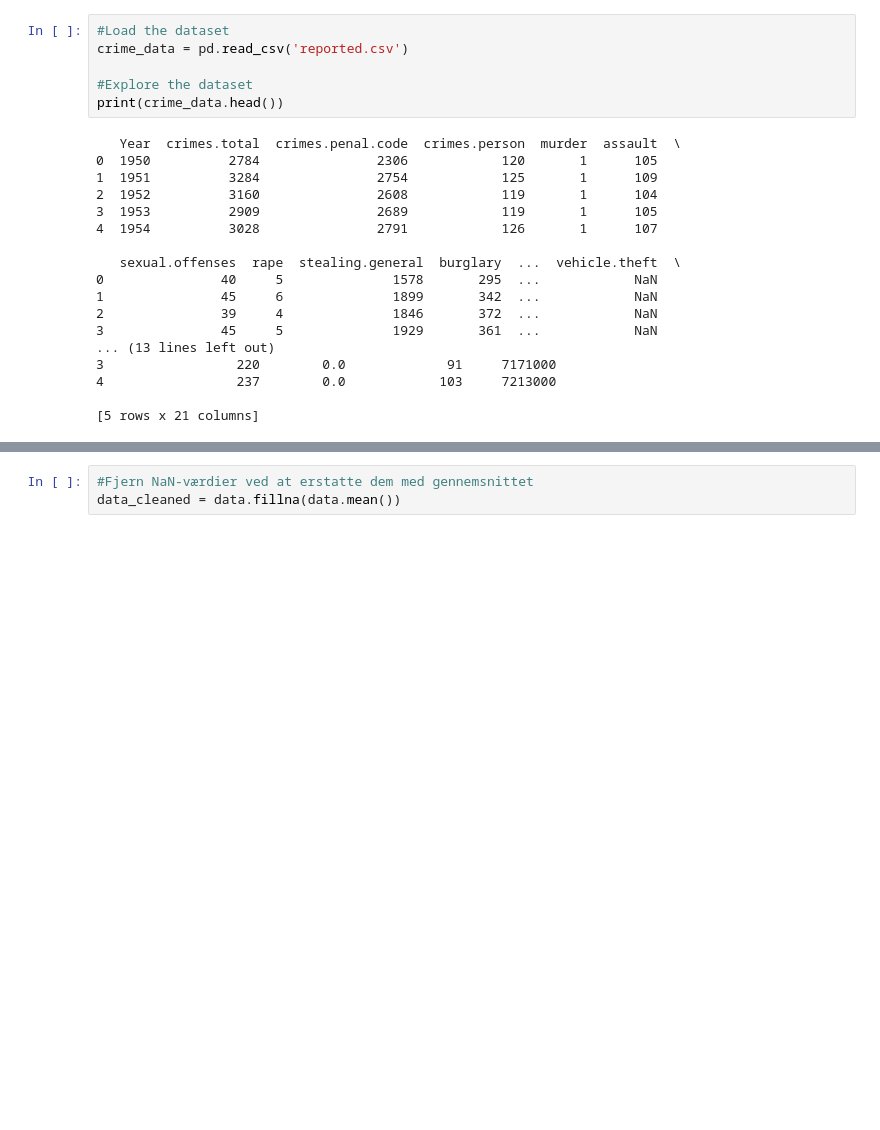
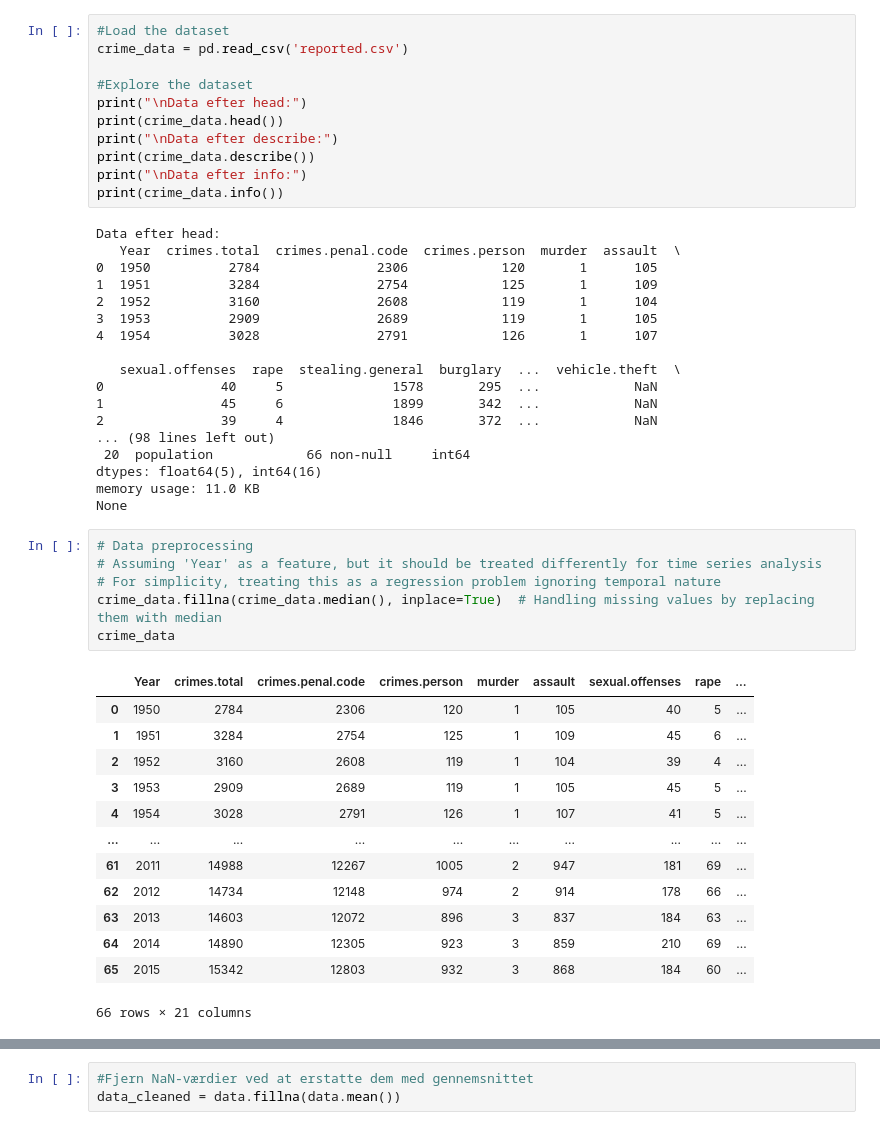
Before and after one commit to Jeffrey-Oechsner/OLA-2-ML, a Jupyter notebook: OLA 2.ipynb, the cells around one changed output, grey strips where cells are left out. Drawn from its saved outputs; the diff is of its cells as text; blank space fills up the shorter version.

```diff
--- a/OLA 2.ipynb
+++ b/OLA 2.ipynb
@@ -13,8 +20,14 @@ from sklearn.preprocessing import StandardScaler
 crime_data = pd.read_csv('reported.csv')
 
 #Explore the dataset
+print("\nData efter head:")
 print(crime_data.head())
+print("\nData efter describe:")
+print(crime_data.describe())
+print("\nData efter info:")
+print(crime_data.info())
 # %% [output]
+Data efter head:
    Year  crimes.total  crimes.penal.code  crimes.person  murder  assault  \
 0  1950          2784               2306            120       1      105
 1  1951          3284               2754            125       1      109
@@ -26,9 +39,28 @@ print(crime_data.head())
 0               40     5              1578       295  ...            NaN
 1               45     6              1899       342  ...            NaN
 2               39     4              1846       372  ...            NaN
-3               45     5              1929       361  ...            NaN
-... (13 lines left out)
-3                 220        0.0             91     7171000
-4                 237        0.0            103     7213000
-
-[5 rows x 21 columns]
+... (98 lines left out)
+ 20  population            66 non-null     int64
+dtypes: float64(5), int64(16)
+memory usage: 11.0 KB
+None
+# %%
+# Data preprocessing
+# Assuming 'Year' as a feature, but it should be treated differently for time series analysis
+# For simplicity, treating this as a regression problem ignoring temporal nature
+crime_data.fillna(crime_data.median(), inplace=True)  # Handling missing values by replacing them with median
+crime_data
+# %% [output]
+|  | Year | crimes.total | crimes.penal.code | crimes.person | murder | assault | sexual.offenses | rape | ... |
+| 0 | 1950 | 2784 | 2306 | 120 | 1 | 105 | 40 | 5 | ... |
+| 1 | 1951 | 3284 | 2754 | 125 | 1 | 109 | 45 | 6 | ... |
+| 2 | 1952 | 3160 | 2608 | 119 | 1 | 104 | 39 | 4 | ... |
+| 3 | 1953 | 2909 | 2689 | 119 | 1 | 105 | 45 | 5 | ... |
+| 4 | 1954 | 3028 | 2791 | 126 | 1 | 107 | 41 | 5 | ... |
+| ... | ... | ... | ... | ... | ... | ... | ... | ... | ... |
+| 61 | 2011 | 14988 | 12267 | 1005 | 2 | 947 | 181 | 69 | ... |
+| 62 | 2012 | 14734 | 12148 | 974 | 2 | 914 | 178 | 66 | ... |
+| 63 | 2013 | 14603 | 12072 | 896 | 3 | 837 | 184 | 63 | ... |
+| 64 | 2014 | 14890 | 12305 | 923 | 3 | 859 | 210 | 69 | ... |
+| 65 | 2015 | 15342 | 12803 | 932 | 3 | 868 | 184 | 60 | ... |
+66 rows × 21 columns
```
Also changed, not shown: parts of 11 cells of this notebook.
